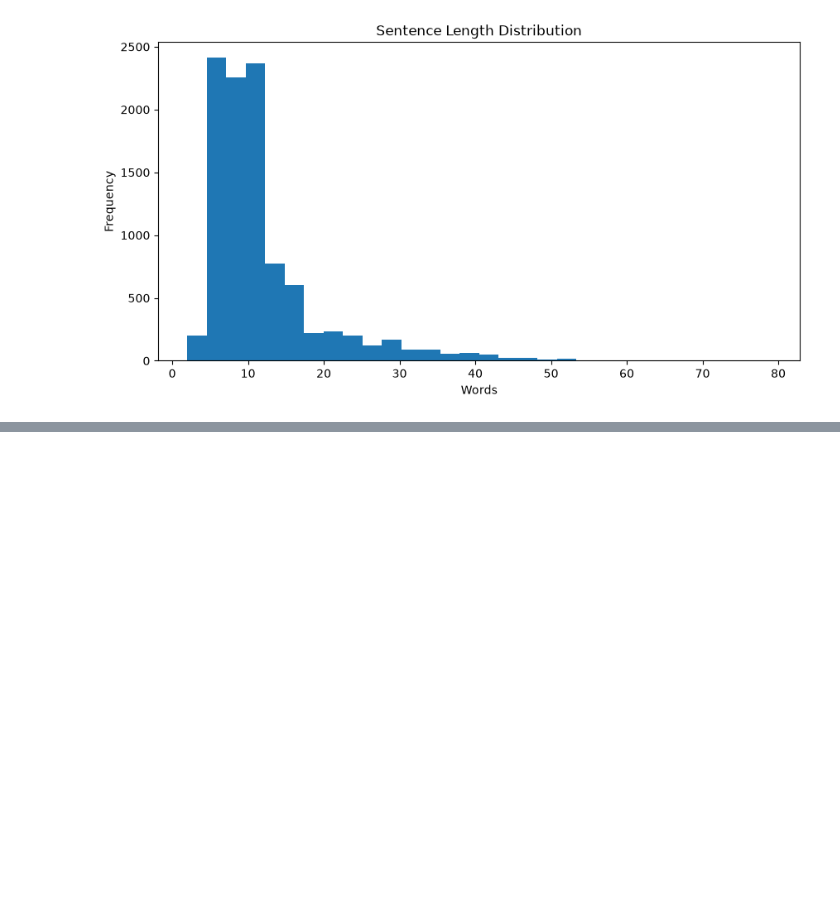
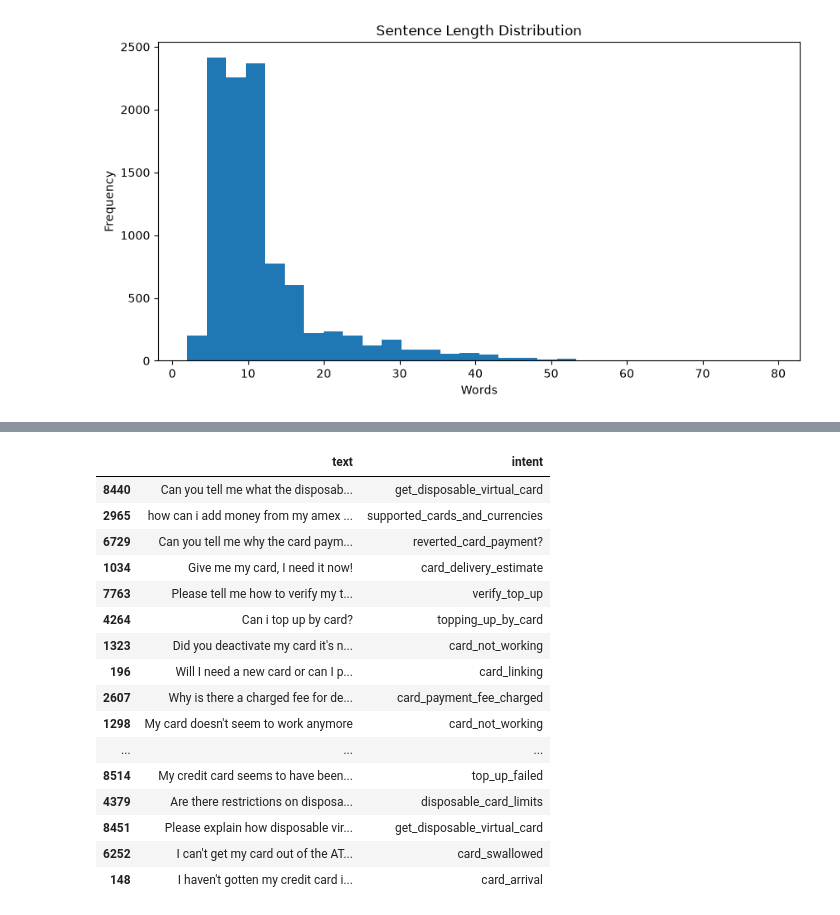
Before and after one commit to Anshul15970/IntentIQ, a Jupyter notebook: notebooks/02_exploratory_data_analysis.ipynb, the cells around one changed output, grey strips where cells are left out. Saved outputs shown, nothing was run; the diff lists cells and outputs as text; code cells hidden in the pictures; blank space fills up the shorter version.

```diff
--- a/notebooks/02_exploratory_data_analysis.ipynb
+++ b/notebooks/02_exploratory_data_analysis.ipynb
@@ -128,0 +194,20 @@ plt.show()
+# %%
+df[df["text"].str.contains("card", case=False)][["text", "intent"]].sample(20, random_state=42)
+# %% [output]
+|  | text | intent |
+| 8440 | Can you tell me what the disposab... | get_disposable_virtual_card |
+| 2965 | how can i add money from my amex ... | supported_cards_and_currencies |
+| 6729 | Can you tell me why the card paym... | reverted_card_payment? |
+| 1034 | Give me my card, I need it now! | card_delivery_estimate |
+| 7763 | Please tell me how to verify my t... | verify_top_up |
+| 4264 | Can i top up by card? | topping_up_by_card |
+| 1323 | Did you deactivate my card it's n... | card_not_working |
+| 196 | Will I need a new card or can I p... | card_linking |
+| 2607 | Why is there a charged fee for de... | card_payment_fee_charged |
+| 1298 | My card doesn't seem to work anymore | card_not_working |
+| ... | ... | ... |
+| 8514 | My credit card seems to have been... | top_up_failed |
+| 4379 | Are there restrictions on disposa... | disposable_card_limits |
+| 8451 | Please explain how disposable vir... | get_disposable_virtual_card |
+| 6252 | I can't get my card out of the AT... | card_swallowed |
+| 148 | I haven't gotten my credit card i... | card_arrival |
```
Also changed, not shown: parts of 4 cells of this notebook, 14 other files.
